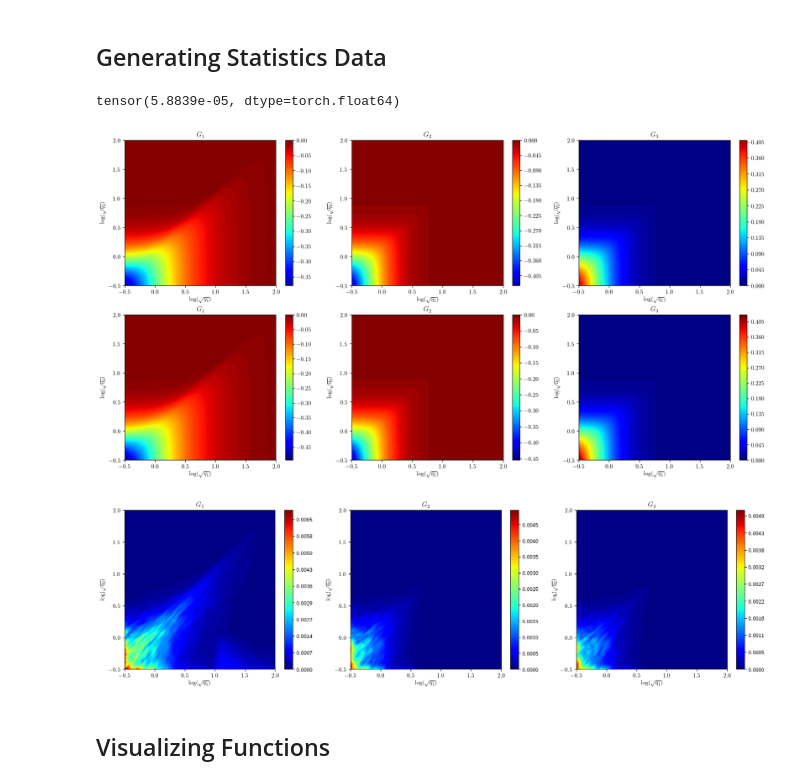
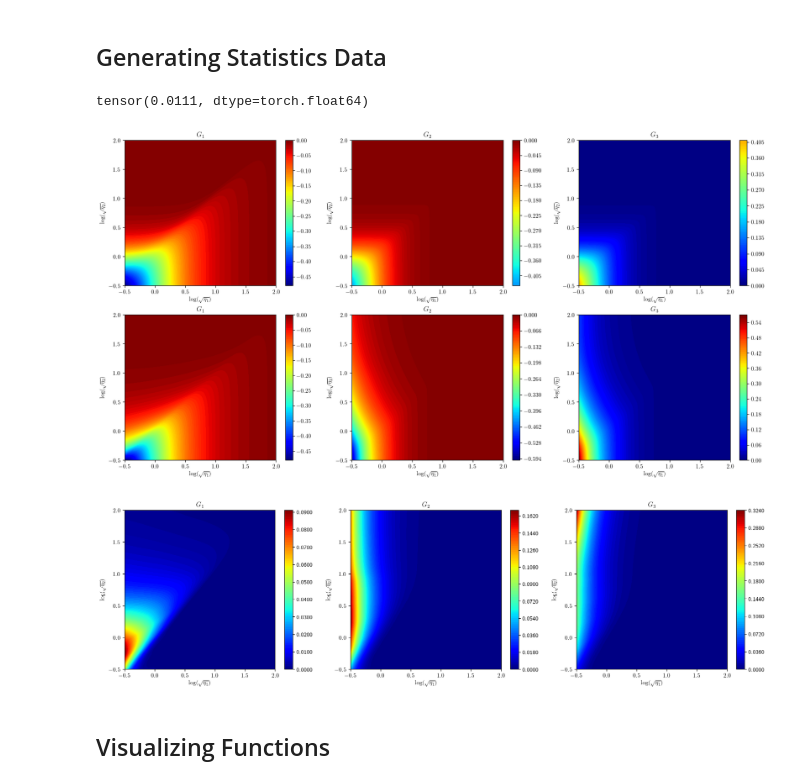
Before and after one commit to Crashprn/UncertaintyQuantification, a Jupyter notebook: Notebooks/Ensemble_Train.ipynb, the cells around one changed output. Cells and saved outputs as stored; diff of their text form; code cells hidden in the pictures.

```diff
--- a/Notebooks/Ensemble_Train.ipynb
+++ b/Notebooks/Ensemble_Train.ipynb
@@ -76,7 +76,7 @@ add_noise = False
 eta_1_range = np.array([1.0, 2.0])
 eta_2_range = np.array([-.5, 0.0])
 
-etas_train, gs_train = generate_log_data(SSG_gen, log, 80_000, shuffle=True, gen_type="exclude_area", eta_1_range=eta_1_range, eta_2_range=eta_2_range)
+etas_train, gs_train = generate_log_data(SSG_gen, log, 80_000, shuffle=True, gen_type="d_condition", d_condition='<=')
 
 etas_test, gs_test = generate_log_data(SSG_gen, log, 40_000, shuffle=True, gen_type="All")
 
@@ -100,7 +100,7 @@ y_test = torch.tensor(y_scaler.transform(gs_test), dtype=torch.float32)
 ## Network Training
 # %%
 # Defining model parameters
-checkpoint_dir = '../Model_Checkpoints/Ensemble/No_Rapid_Strain/'
+checkpoint_dir = '../Model_Checkpoints/Ensemble/D_LT_0/'
 
 
 net_params = {
@@ -132,7 +132,7 @@ num_members = 40
 test_criteria = RMSELoss()
 
 for i in range(num_members):
-    net_name = f'No_Rapid_Strain_Ens_{i}.pt'
+    net_name = f'D_LT_0_Ens_{i}.pt'
 
     callbacks = [EarlyStopping(patience=15, threshold=0.000001, threshold_mode='abs', monitor='valid_loss', lower_is_better=True),
         Checkpoint(monitor='valid_loss_best', f_params=net_name, dirname=checkpoint_dir),
@@ -170,7 +170,7 @@ for i in range(num_members):
 ensemble = []
 
 for i in range(num_members):
-    net = reinitialize_model(f'No_Rapid_Strain_Ens_{i}.pt', checkpoint_dir, TurbulenceNetwork, NeuralNetRegressor, net_params, train_params)
+    net = reinitialize_model(f'D_LT_0_Ens_{i}.pt', checkpoint_dir, TurbulenceNetwork, NeuralNetRegressor, net_params, train_params)
     ensemble.append(net)
 # %% [markdown]
 ## Generating Statistics Data
@@ -178,39 +178,37 @@ for i in range(num_members):
 dim = 700
 x_grid, y_grid = np.meshgrid(np.linspace(*log, dim),np.linspace(*log, dim))
 eta1 = (10**x_grid.flatten())**2
 eta2 = (10**y_grid.flatten())**2
 
 gen = TurbulenceClosureDataGenerator(model="SSG", type='torch')
 etas, G_s = gen(eta1, eta2)
 target = G_s.T.reshape(3, dim, dim)
 
 etas = x_scaler.transform(etas)
 
 preds = np.zeros((num_members, len(etas), 3))
 
 for i in range(num_members):
     pred = ensemble[i].predict(etas.astype(np.float32))
     preds[i] = y_scaler.inverse_transform(pred)
 
 
 pred = preds.mean(axis=0)
 
 std = preds.std(axis=0)
 
-np.savetxt('../data/Ensemble/No_Rapid_Pred_Mean.csv', pred, delimiter=',')
-np.savetxt('../data/Ensemble/No_Rapid_Pred_Std.csv', std, delimiter=',')
+np.savetxt('../data/Ensemble/D_LT_0_Pred_Mean.csv', pred, delimiter=',')
+np.savetxt('../data/Ensemble/D_LT_0_Pred_Std.csv', std, delimiter=',')
 
 
 print(torch.mean(torch.abs(torch.tensor(target) - pred.T.reshape(3, dim, dim))))
 
 plot_heat_map_compare(x_grid, y_grid, target, pred.T.reshape(3, dim, dim), 'Algebraic', 'Ensemble', sup_title=False)
 
 plot_heat_map_3D(x_grid, y_grid, std.T.reshape(3, dim, dim), "Ensemble Standard Deviation", sup_title=False)
-
-plot_heat_map_3D(x_grid, y_grid, old_std, "Ensemble Standard Deviation", sup_title=False)
 # %% [output]
-tensor(5.8839e-05, dtype=torch.float64)
+tensor(0.0111, dtype=torch.float64)
-[figure, old version]
+[figure, new version]
-[figure, old version]
+[figure, new version]
 # %%
 old_std = np.loadtxt('../data/Ensemble/Pred_Std.csv', delimiter=',')
```
Also changed, not shown: parts of 3 cells of this notebook, 6 other files.
